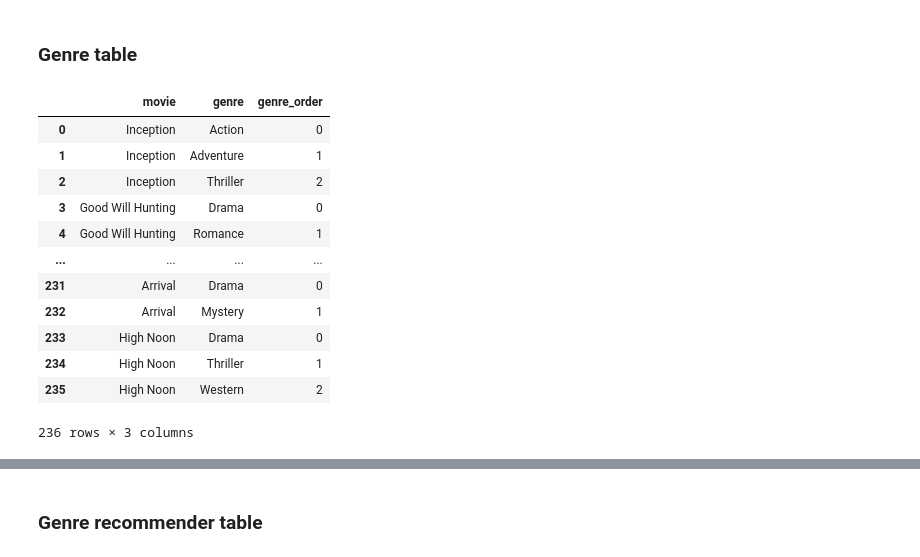
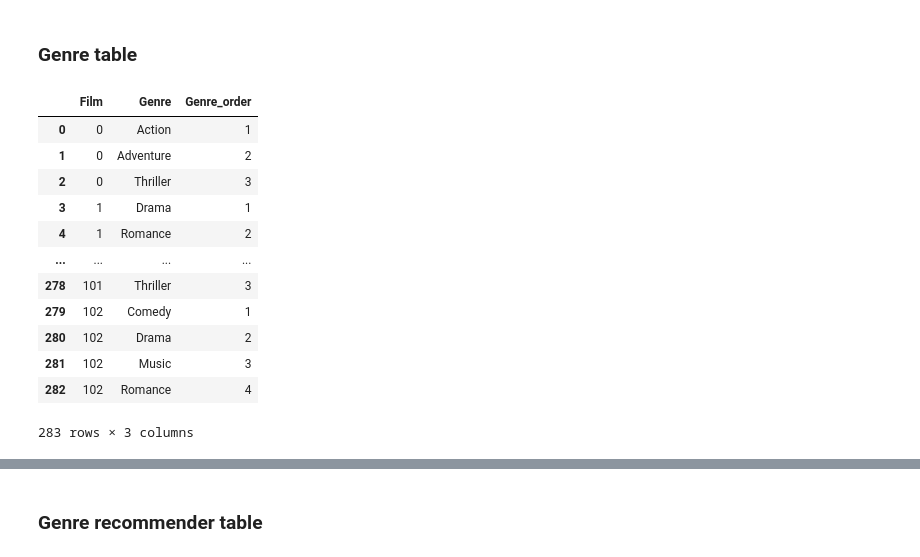
Before and after one commit to Filmavond-Science-Inc/Movie-night-dashboard, a Jupyter notebook: create_movie_dataframe.ipynb, the cells around one changed output, grey strips where cells are left out. Cells and saved outputs as stored; diff of their text form; code cells hidden in the pictures.

```diff
--- a/create_movie_dataframe.ipynb
+++ b/create_movie_dataframe.ipynb
@@ -125,31 +125,33 @@ movie_stats["Cumulative Worldwide Gross"] = movie_stats["Cumulative Worldwide Gr
 def convert_string_to_list(string):
     return re.findall('[\'\'\"]([a-zA-Z]{0,})[\'\'\"]', string)
 # %%
-def genre_array_to_table(genres):
-    res = []
+# def genre_array_to_table(genres):
+#     res = []
 
-    # Loop through the movies and the genres
-    for movie, genre_list in genres.items():
-        genre_list = convert_string_to_list(genre_list)
+#     # Loop through the movies and the genres
+#     for movie, genre_list in genres.items():
+#         genre_list = convert_string_to_list(genre_list)
 
-        # for each genre add a row to the result list
-        for i in range(len(genre_list)):
-            res.append((movie, genre_list[i], i))
+#         # for each genre add a row to the result list
+#         for i in range(len(genre_list)):
+#             res.append((movie, genre_list[i], i+1))
 
-    return pd.DataFrame(res, columns = ["movie", "genre", "genre_order"])
+#     return pd.DataFrame(res, columns = ["Film", "Genre", "Genre_order"])
 
-genre_array_to_table(movie_stats["genres"])
+# genre_table = genre_array_to_table(movie_stats["genres"])
+# genre_table.to_csv("genre_table.csv")
+# genre_table
 # %% [output]
-|  | movie | genre | genre_order |
-| 0 | Inception | Action | 0 |
-| 1 | Inception | Adventure | 1 |
-| 2 | Inception | Thriller | 2 |
-| 3 | Good Will Hunting | Drama | 0 |
-| 4 | Good Will Hunting | Romance | 1 |
+|  | Film | Genre | Genre_order |
+| 0 | 0 | Action | 1 |
+| 1 | 0 | Adventure | 2 |
+| 2 | 0 | Thriller | 3 |
+| 3 | 1 | Drama | 1 |
+| 4 | 1 | Romance | 2 |
 | ... | ... | ... | ... |
-| 231 | Arrival | Drama | 0 |
-| 232 | Arrival | Mystery | 1 |
-| 233 | High Noon | Drama | 0 |
-| 234 | High Noon | Thriller | 1 |
-| 235 | High Noon | Western | 2 |
+| 278 | 101 | Thriller | 3 |
+| 279 | 102 | Comedy | 1 |
+| 280 | 102 | Drama | 2 |
+| 281 | 102 | Music | 3 |
+| 282 | 102 | Romance | 4 |
-236 rows × 3 columns
+283 rows × 3 columns
```
Also changed, not shown: parts of 9 cells of this notebook, 12 other files.
